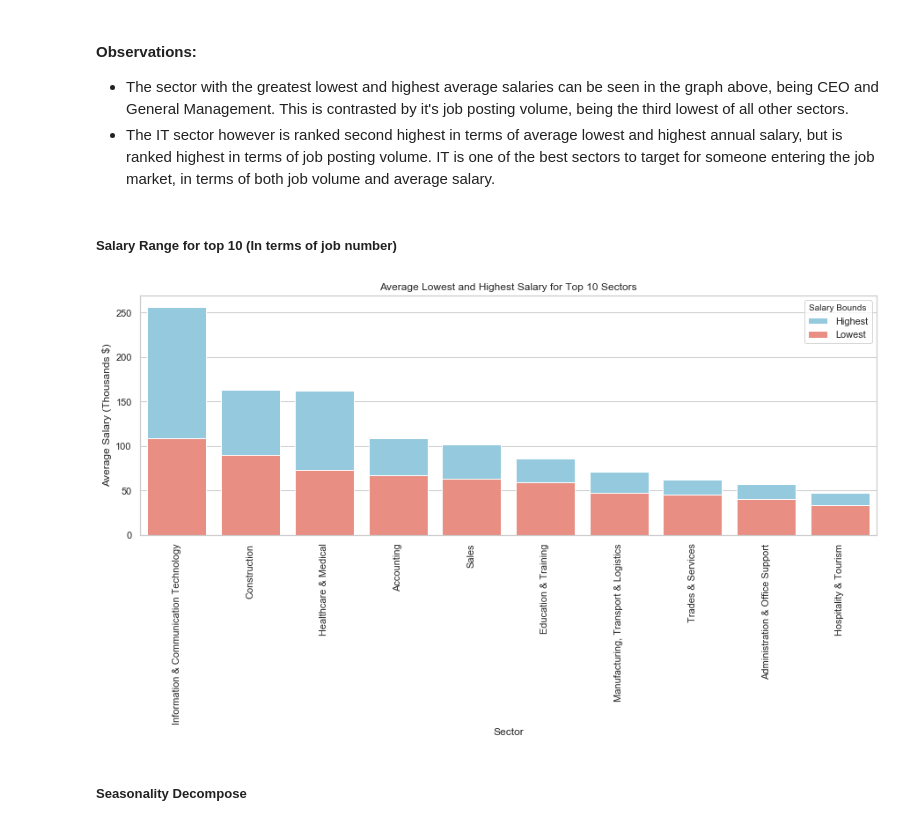
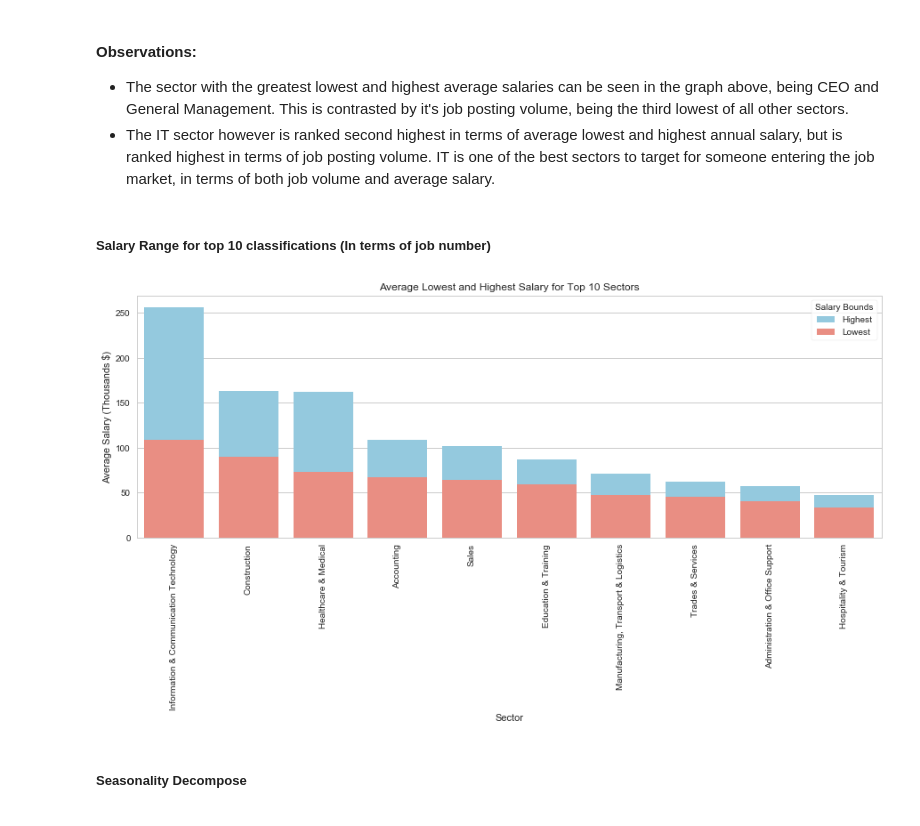
Before and after one commit to longuyen10119/bigDataAssignment, a Jupyter notebook: 3803assignment-Updates.ipynb, the cells around one changed output. Saved outputs shown, nothing was run; the diff lists cells and outputs as text; code cells hidden in the pictures.

```diff
--- a/3803assignment-Updates.ipynb
+++ b/3803assignment-Updates.ipynb
@@ -192,24 +209,23 @@ plt.show()
 + The sector with the greatest lowest and highest average salaries can be seen in the graph above, being CEO and General Management.  This is contrasted by it's job posting volume, being the third lowest of all other sectors.
 + The IT sector however is ranked second highest in terms of average lowest and highest annual salary, but is ranked highest in terms of job posting volume. IT is one of the best sectors to target for someone entering the job market, in terms of both job volume and average salary.
 # %% [markdown]
-##### Salary Range for top 10 (In terms of job number)
+##### Salary Range for top 10 classifications (In terms of job number)
 # %%
+# Get top 10 classifications and extract them from the previous dataframe
 class_top_10 = class_sorted[:10]
 df_top_10_salary = df_salaries[df_salaries['Classification'].isin(class_top_10)].sort_values(by='AverageSalary',ascending=False)
-df_top_10_salary
 
 plt.figure(figsize=(15,5))
-
 plt.title('Average Lowest and Highest Salary for Top 10 Sectors')
 bar_plt = sns.barplot(x='Classification', y='AverageSalary', hue='Salary Bounds', palette=['skyblue','salmon'], data=df_top_10_salary, dodge=False)
 bar_plt.set_xticklabels(bar_plt.get_xticklabels(),rotation=90)
 bar_plt.set_xlabel('Sector')
 bar_plt.set_ylabel('Average Salary (Thousands $)')
 bar_plt.legend(title='Salary Bounds', frameon=True)
 
 plt.show()
 # %% [output]
-[figure, old version]
+[figure, new version]
 # %% [markdown]
 ##### Seasonality Decompose
 # %%
```
Also changed, not shown: parts of 11 cells of this notebook.
